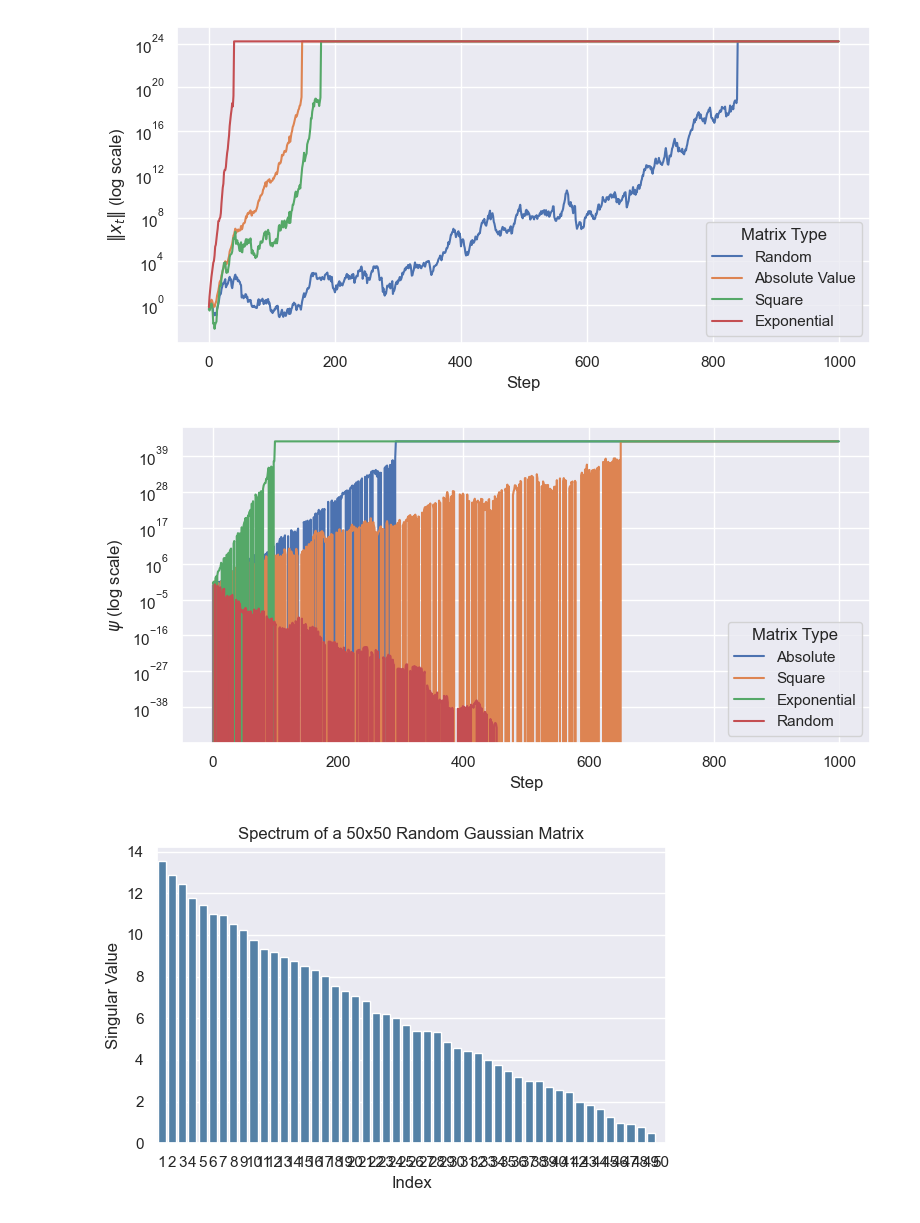
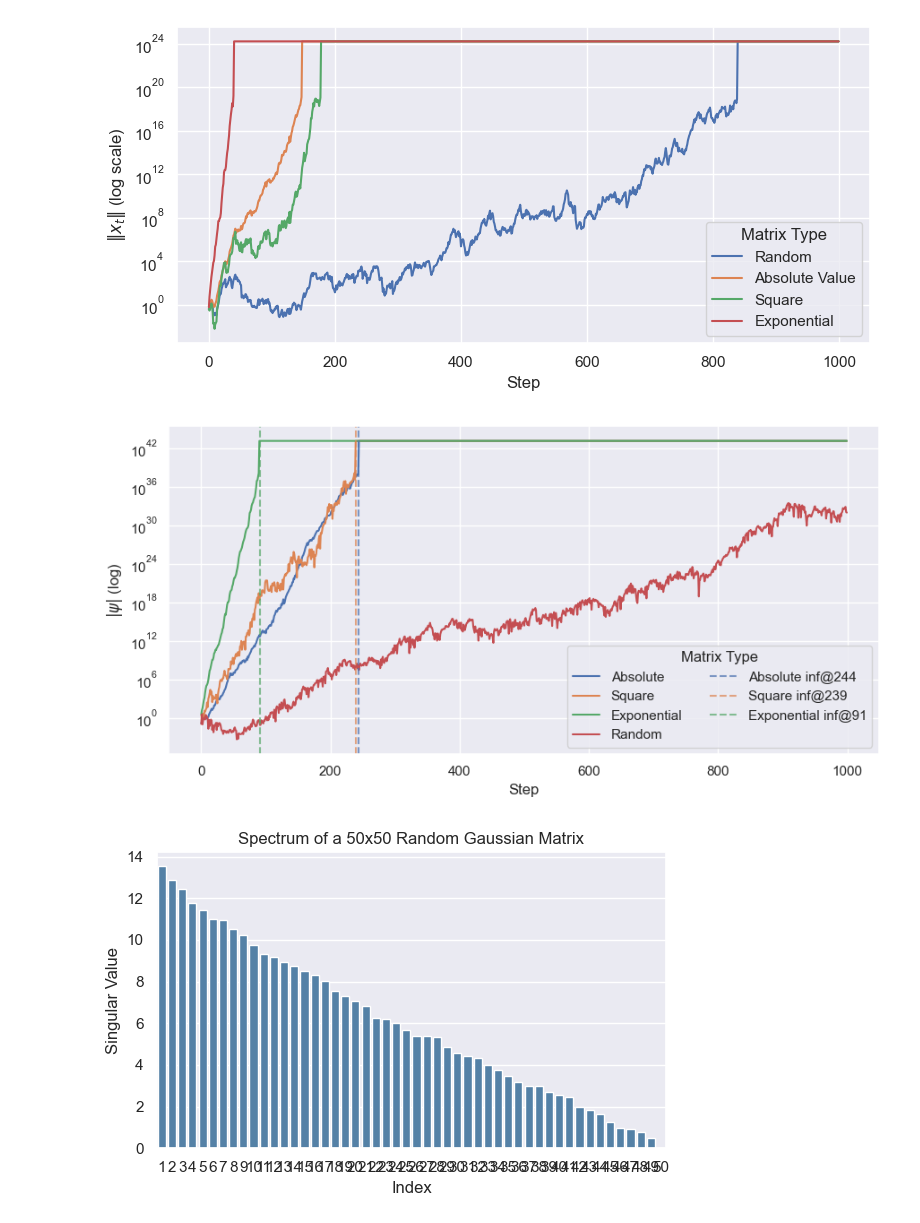
Before and after one commit to marawangamal/ptn, a Jupyter notebook: scripts/results.ipynb, the cells around one changed output. Saved outputs shown, nothing was run; the diff lists cells and outputs as text; code cells hidden in the pictures.

```diff
--- a/scripts/results.ipynb
+++ b/scripts/results.ipynb
@@ -734,47 +734,52 @@ plt.show()
 [figure]
 # %%
 import torch, numpy as np, pandas as pd, seaborn as sns, matplotlib.pyplot as plt
-from math import isfinite
+from collections import OrderedDict
 
-# Reproducibility
 torch.manual_seed(42); np.random.seed(42)
 
-
-exps = [
-    {"name": "Absolute",  "fn": lambda W: W.abs()},
-    {"name": "Square",          "fn": lambda W: W.square()},
-    {"name": "Exponential",     "fn": lambda W: W.exp()},
-    {"name": "Random",  "fn": lambda W: W},
-
+EXPS = [
+    ("Absolute",     lambda W: W.abs()),
+    ("Square",       lambda W: W.square()),
+    ("Exponential",  lambda W: W.exp()),
+    ("Random",       lambda W: W),
 ]
 
-rows = []
 T, D = 1000, 2
-for exp in exps:
-    res = torch.randn(D)
+rows, inf_at = [], {}
+
+for name, fn in EXPS:
+    alpha, beta, hit = torch.randn(D), torch.randn(D), False
     for t in range(T):
-        res = torch.einsum('i, ij -> i', res, exp["fn"](torch.randn(D, D)))
-        psi = torch.einsum('i, i ->', res, torch.randn(D,)).item()
-        rows.append({"Step": t, "psi": psi, "Matrix Type": exp["name"]})
+        if not hit:
+            beta = torch.mv(fn(torch.randn(D, D)), beta)
+            hit = not torch.isfinite(beta).all()
+            if hit: inf_at[name] = t
+        psi = float("inf") if hit else float(torch.dot(beta, alpha))
+        rows.append({"Step": t, "Matrix Type": name, "psi": abs(psi)})
 
 df = pd.DataFrame(rows)
-
-# Replace inf with a big finite for log-plotting; guard when all are inf
-finite_vals = df[np.isfinite(df["psi"])]["psi"]
-scale = (finite_vals.max() if not finite_vals.empty else 1.0) * 1e5
-df["psi"] = df["psi"].replace([np.inf, -np.inf], scale)
+eps = 1e-12
+finite = df[np.isfinite(df["psi"])]["psi"]
+cap = (finite.max() if not finite.empty else 1.0) * 1e5
+df["psi"] = df["psi"].replace([np.inf], cap)
 
 sns.set_theme()
-plt.figure(figsize=(8, 4))
-sns.lineplot(data=df, x="Step", y="psi", hue="Matrix Type")
-plt.yscale("log")
-plt.xlabel("Step")
-plt.ylabel(r"$\psi$ (log scale)")
-plt.legend(title="Matrix Type")
-plt.tight_layout()
-plt.show()
+plt.figure(figsize=(9, 4.5))
+ax = sns.lineplot(data=df, x="Step", y="psi", hue="Matrix Type")
+plt.yscale("log"); plt.xlabel("Step"); plt.ylabel(r"$|\psi|$ (log)")
+
+palette = sns.color_palette()
+for i, (name, _) in enumerate(EXPS):
+    if name in inf_at:
+        plt.axvline(inf_at[name], color=palette[i], ls="--", alpha=0.7, label=f"{name} inf@{inf_at[name]}")
+
+h, l = ax.get_legend_handles_labels()
+uniq = OrderedDict(zip(l, h))
+ax.legend(uniq.values(), uniq.keys(), title="Matrix Type", ncol=2)
+plt.tight_layout(); plt.show()
 # %% [output]
-[figure, old version]
+[figure, new version]
 # %%
 import torch
 import seaborn as sns
```
